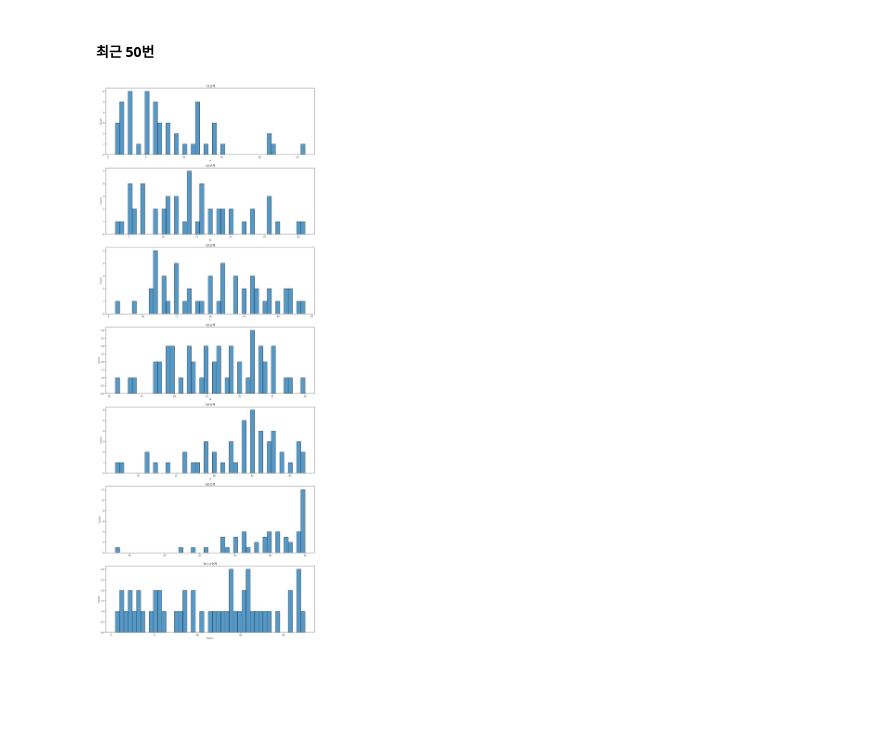
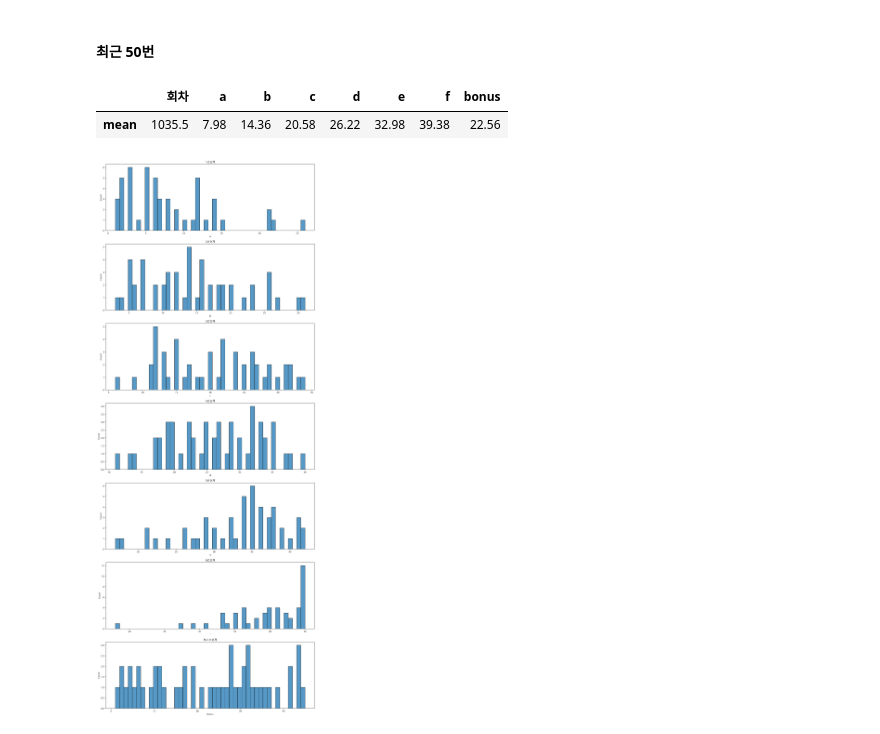
Before and after one commit to JiYoungGoGo/Data-project, a Jupyter notebook: Lotto_analysis/Lotto_시각화.ipynb, the cells around one changed output. Cells and saved outputs as stored; diff of their text form; code cells hidden in the pictures; blank space fills up the shorter version.

```diff
--- a/Lotto_analysis/Lotto_시각화.ipynb
+++ b/Lotto_analysis/Lotto_시각화.ipynb
@@ -99,6 +105,12 @@ sns.histplot(data=lotto["bonus"].head(100), bins=45, ax=axes[6]).set_title("보
 [figure]
 # %% [markdown]
 #### 최근 50번
+# %%
+lotto_50 = lotto.head(50).describe().loc[["mean"]]
+lotto_50
+# %% [output]
+|  | 회차 | a | b | c | d | e | f | bonus |
+| mean | 1035.5 | 7.98 | 14.36 | 20.58 | 26.22 | 32.98 | 39.38 | 22.56 |
 # %%
 fig, axes = plt.subplots(7,1, figsize=(16,42))
 sns.histplot(data=lotto["a"].head(50), bins=45, ax=axes[0]).set_title("1번숫자")
```
Also changed, not shown: parts of 7 cells of this notebook.
